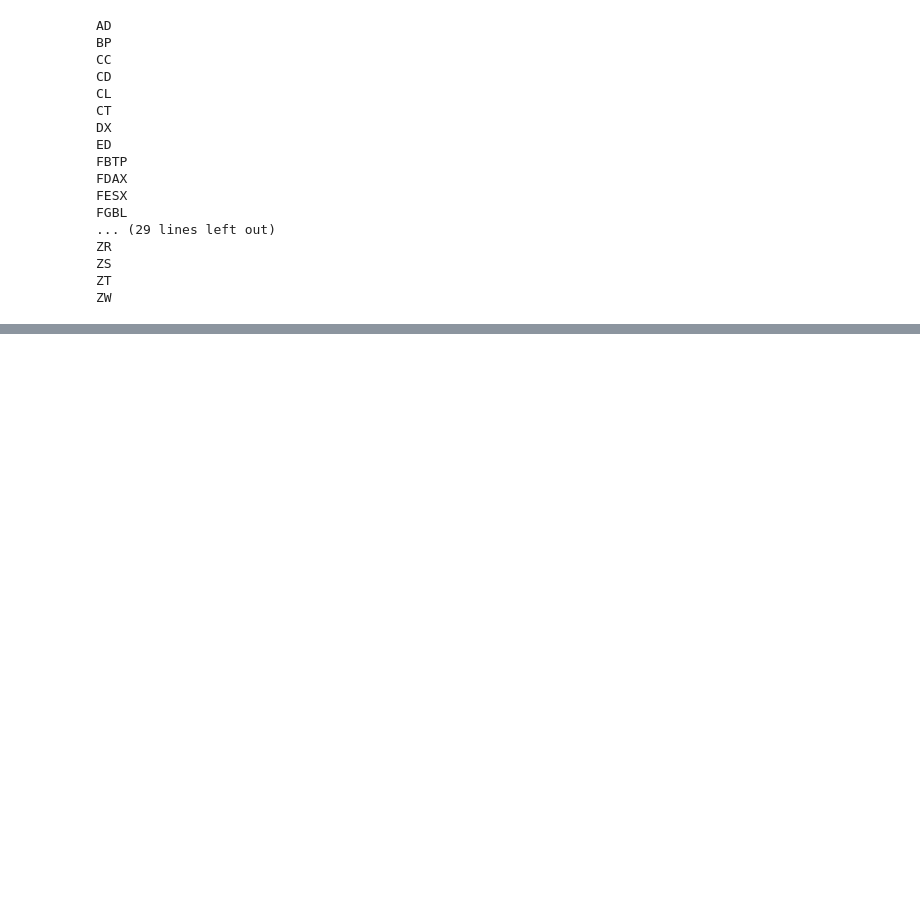
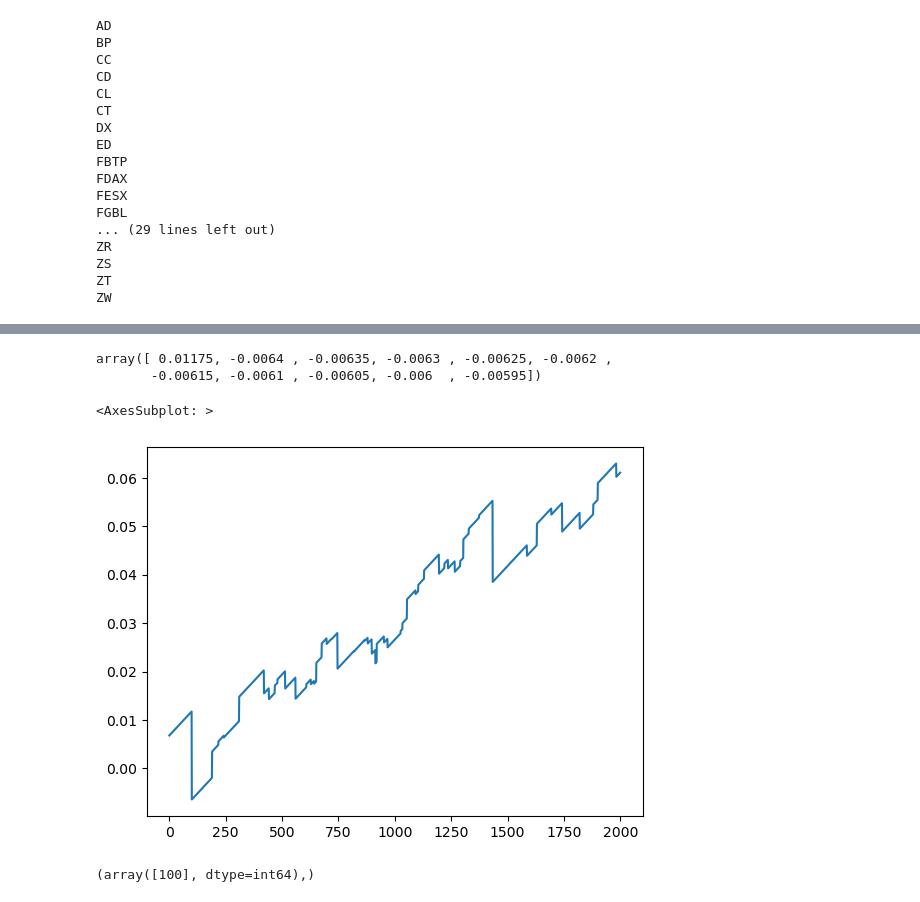
Before and after one commit to zipu/Trading, a Jupyter notebook: 02.기초연구/TDOP/01.Density_to_TDOP.ipynb, the cells around one changed output, grey strips where cells are left out. Saved outputs shown, nothing was run; the diff lists cells and outputs as text; code cells hidden in the pictures; blank space fills up the shorter version.

```diff
--- a/02.기초연구/TDOP/01.Density_to_TDOP.ipynb
+++ b/02.기초연구/TDOP/01.Density_to_TDOP.ipynb
@@ -95,3 +99,7 @@ ZR
 ZS
 ZT
 ZW
+# %%
+df = pd.DataFrame(density['AD'[:]])
+df.columns = ['date','price','value']
+df['date'] = df['date'].astype('datetime64[s]')
@@ -97,0 +123,14 @@ ZW
+# %%
+df['price'].unique()[99:110]
+# %% [output]
+array([ 0.01175, -0.0064 , -0.00635, -0.0063 , -0.00625, -0.0062 ,
+       -0.00615, -0.0061 , -0.00605, -0.006  , -0.00595])
+# %%
+df.price.iloc[:2000].plot()
+# %% [output]
+<AxesSubplot: >
+[figure, added]
+# %%
+np.where(df.price.min()==df.price)
+# %% [output]
+(array([100], dtype=int64),)
```
Also changed, not shown: parts of 4 cells of this notebook, 3 other files.
